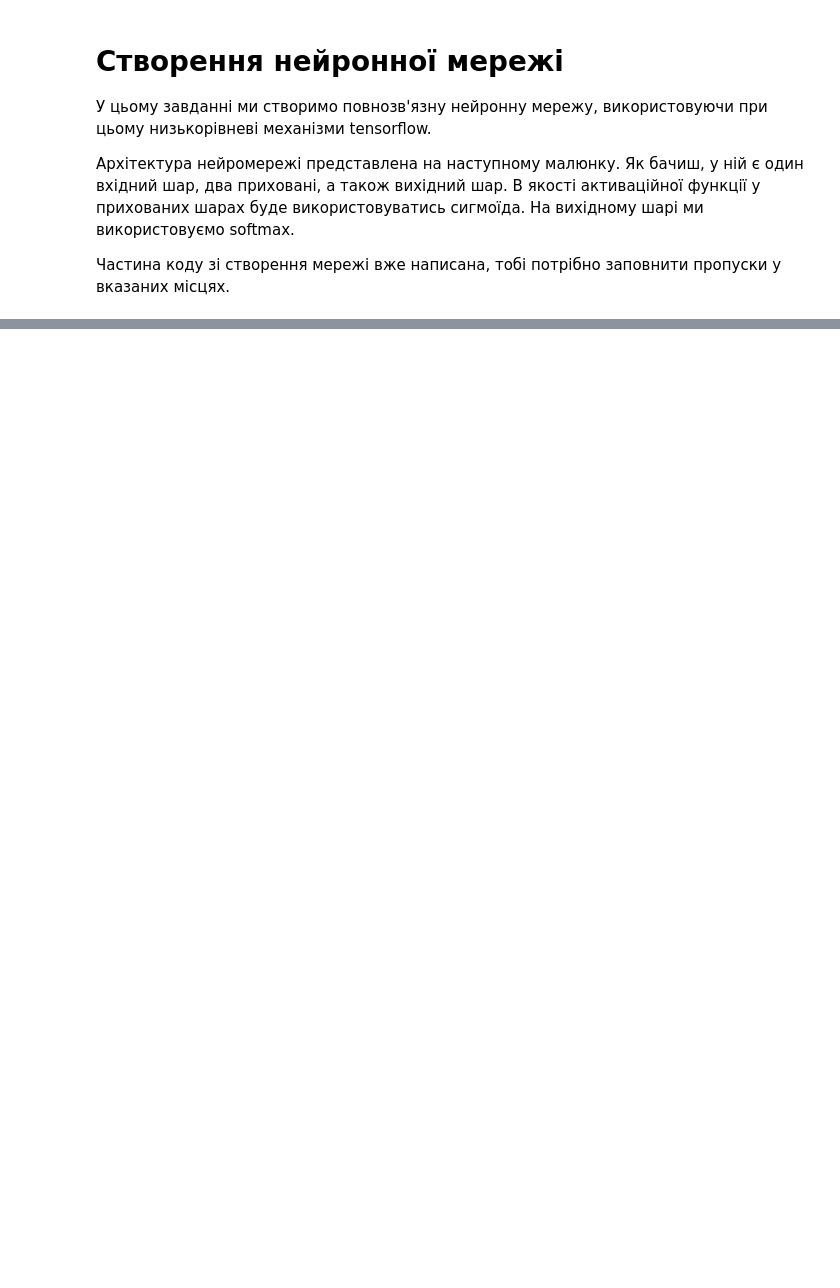
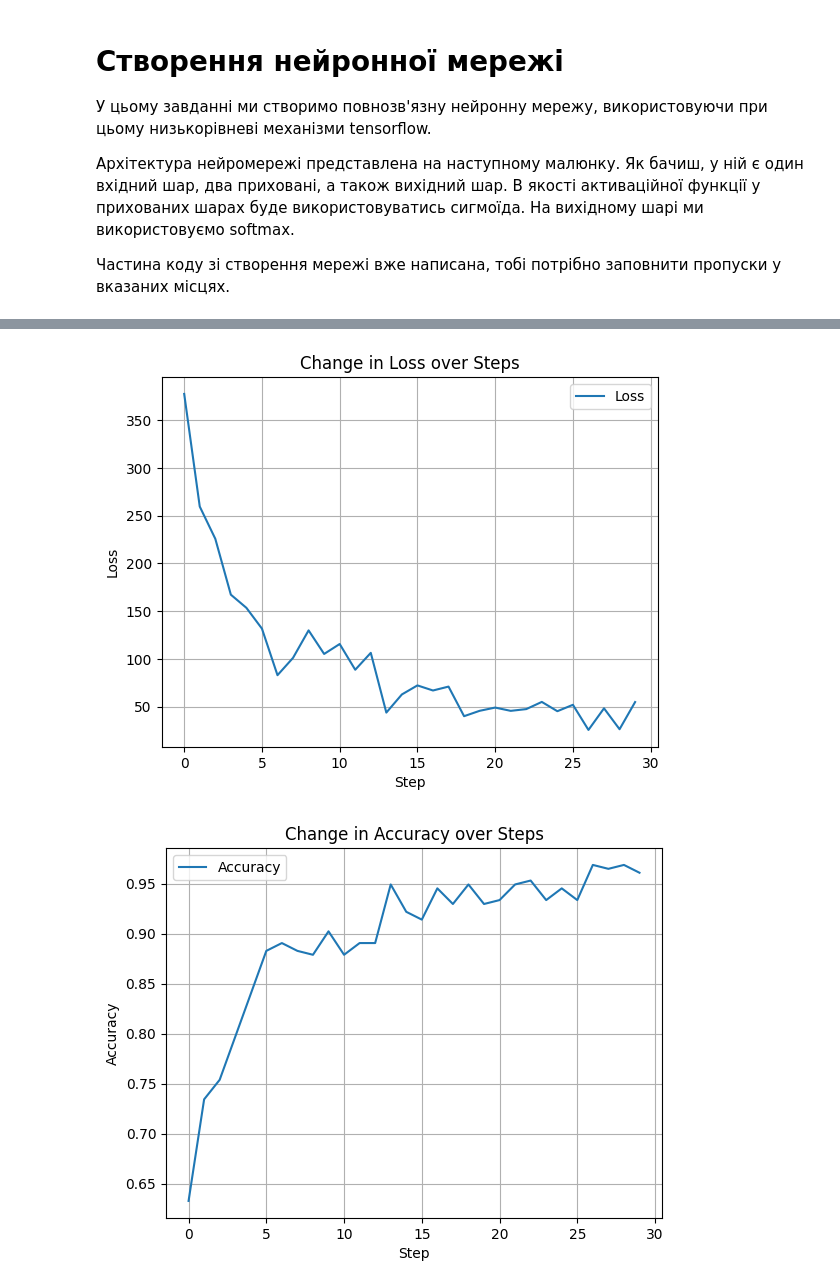
Before and after one commit to SerhiiAndreiko/HW_DATA_08, a Jupyter notebook: GoIT_HW_8_new.ipynb, the cells around one changed output, grey strips where cells are left out. Saved outputs shown, nothing was run; the diff lists cells and outputs as text; code cells hidden in the pictures; blank space fills up the shorter version.

```diff
--- a/GoIT_HW_8_new.ipynb
+++ b/GoIT_HW_8_new.ipynb
@@ -179,0 +127,23 @@ import matplotlib.pyplot as plt
+# %%
+# Навчання нейронної мережі
+
+# Запуск тренування
+loss_history = []
+accuracy_history = []
+
+for step, (batch_x, batch_y) in enumerate(train_data.take(training_steps), 1):
+    train(neural_net, batch_x, batch_y)
+    if step % display_step == 0:
+        pred = neural_net(batch_x)
+        loss = cross_entropy(pred, batch_y)
+        acc = accuracy(pred, batch_y)
+        print(f"Step: {step}, Loss: {loss}, Accuracy: {acc}")
+        loss_history.append(loss)
+        accuracy_history.append(acc)
+
+# Виведення фінальних результатів
+final_pred_3 = neural_net(x_train)
+final_loss_3 = cross_entropy(final_pred_3, y_train)
+final_acc_3 = accuracy(final_pred_3, y_train)
+print(f"Final Loss on Training Data: {final_loss_3}")
+print(f"Final Accuracy on Training Data: {final_acc_3}")
@@ -179,0 +168,23 @@ import matplotlib.pyplot as plt
+# %%
+# Виведіть графіки залежності зміни точності і втрат від кроку
+# Якщо все зроблено правильно, то точність повинна зростати, а втрати зменшуватись
+
+# Графіки зміни втрат та точності
+plt.plot(loss_history, label='Loss')
+plt.title('Change in Loss over Steps')
+plt.xlabel('Step')
+plt.ylabel('Loss')
+plt.grid(True)
+plt.legend()
+plt.show()
+
+plt.plot(accuracy_history, label='Accuracy')
+plt.title('Change in Accuracy over Steps')
+plt.xlabel('Step')
+plt.ylabel('Accuracy')
+plt.grid(True)
+plt.legend()
+plt.show()
+# %% [output]
+[figure, added]
+[figure, added]
```
Also changed, not shown: parts of 12 cells of this notebook.
